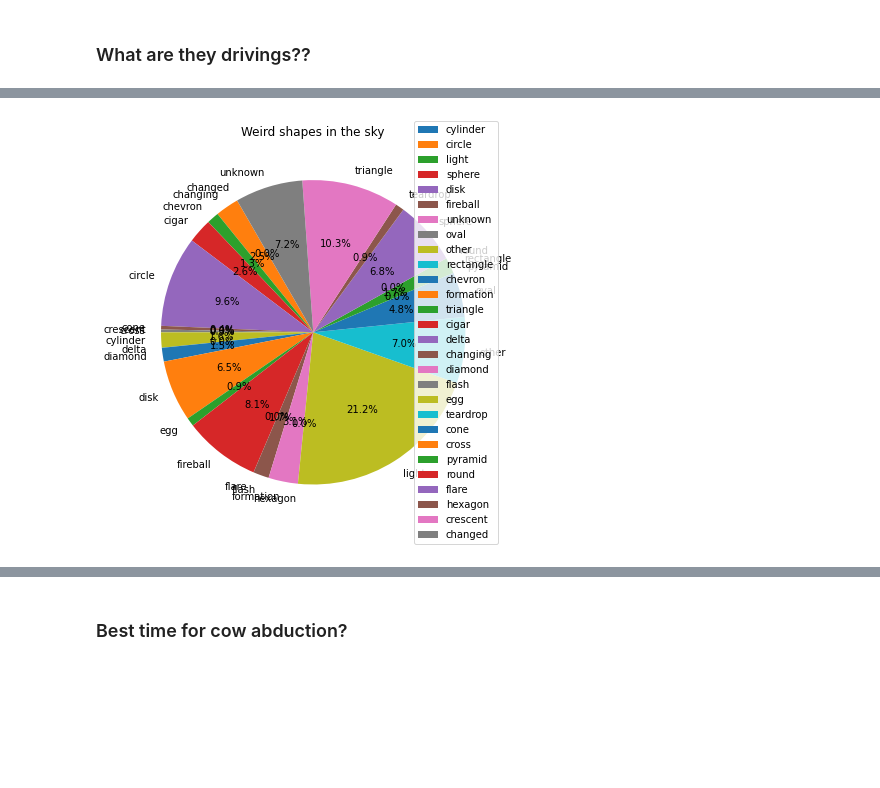
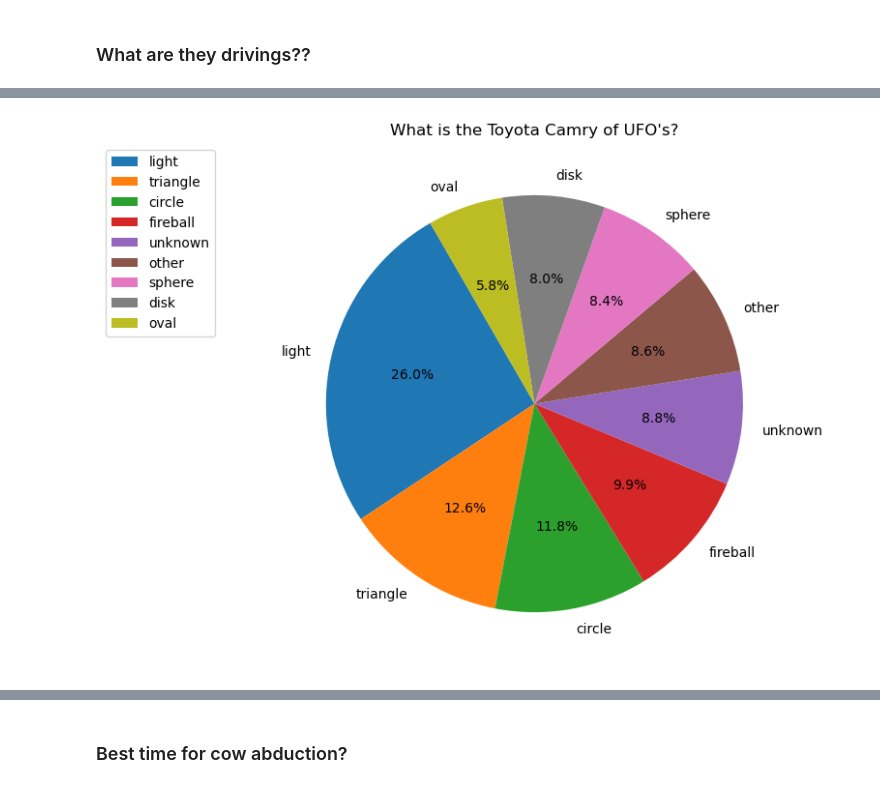
Before and after one commit to NoahLeVoir/UMN-DVA-Project-1-Team-7, a Jupyter notebook: Aliens_Analysis.ipynb, the cells around one changed output, grey strips where cells are left out. Drawn from its saved outputs; the diff is of its cells as text; code cells hidden in the pictures; blank space fills up the shorter version.

Commit message:
Working on initial analysis charts, added 'Images' folder for presentation purposes

```diff
--- a/Aliens_Analysis.ipynb
+++ b/Aliens_Analysis.ipynb
@@ -333,9 +317,13 @@ These are the 5 Washington cities with most sightings:
 # Configure gmaps
 gmaps.configure(api_key = g_key)
 
-# Use the lat and lng columns as the locations variable
-locations = us_ufo_data[["Latitude", "Longitude"]]
+# Use the latitude and longitude columns as the locations variable
+locations = us_ufo_data[["latitude", "longitude "]]
 
-# Use the state visits as the weight variable
+# Use the state visits as the weight variable???
+
+
 # MIGHT HAVE TO MAKE A NEW ONE FOR CITY COUNTS IDK??
-state_visits
+us_ufo_data["visits"] = 5
+us_ufo_data
+#locations.count()
@@ -371,5 +389,8 @@ shape_count
 # Reset the index
 alien_fav_whip = shape_count.reset_index()
 alien_fav_whip
+
+alien_fav_whip = alien_fav_whip.sort_values(["time"], ascending = False)
+alien_fav_whip
 # %% [output]
 |  | shape | time |
@@ -391,0 +413,5 @@ alien_fav_whip
+# %%
+# Let's find the most popular UFO shapes and work with just those
+# The top shapes will be the ones that have been spotted at least 2000 times
+top_alien_fav_whips = alien_fav_whip.loc[alien_fav_whip["time"] > 2000]
+top_alien_fav_whips
@@ -392,19 +431,20 @@ alien_fav_whip
 # %%
 # # Generate a pie plot showing the distribution of visits across the states
 # # Labels for the sections of our pie chart
-labels = alien_whips
-
+labels = top_alien_fav_whips["shape"]
+sizes = top_alien_fav_whips["time"]
 
 plt.figure(figsize = (35, 7))
 
 
 # # Tell matplotlib to create a pie chart filled with corresponding percentages and displayed vertically
-plt.pie(shape_count, labels = shape_count.index.values, autopct="%1.1f%%", startangle=120)
-plt.title("Weird shapes in the sky")
-plt.legend(alien_whips, loc = "right")
+plt.pie(sizes, labels = labels, autopct="%1.1f%%", startangle=120)
+plt.title("What is the Toyota Camry of UFO's?")
+plt.legend(labels, loc = "best", bbox_to_anchor=(-0.1, 1.))
 
 # # Display resulting plot
 #plt.axis("equal")
+#plt.tight_layout()
 plt.show()
 # %% [output]
-[figure, old version]
+[figure, new version]
```
Also changed, not shown: parts of 22 cells of this notebook, 5 other files.
